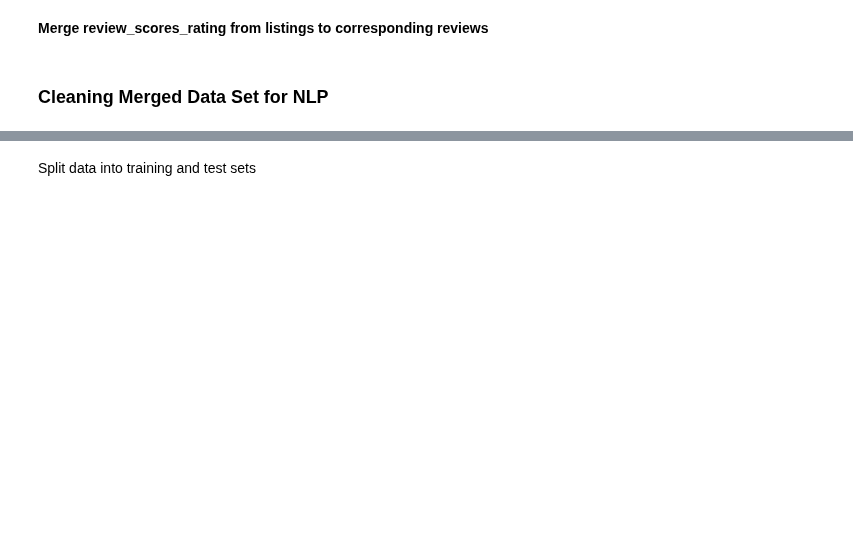
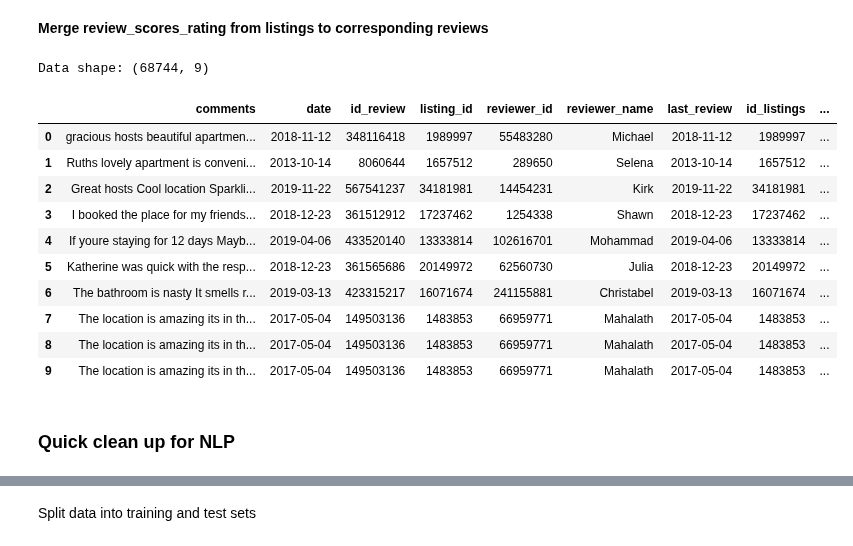
Before and after one commit to KishenSharma6/Airbnb-SF, a Jupyter notebook: Project Codes/04. Data Processing and Feature Engineering/01_06_2020_Preprocessing NLP.ipynb, the cells around one changed output, grey strips where cells are left out. Cells and saved outputs as stored; diff of their text form; code cells hidden in the pictures; blank space fills up the shorter version.

```diff
--- a/Project Codes/04. Data Processing and Feature Engineering/01_06_2020_Preprocessing NLP.ipynb
+++ b/Project Codes/04. Data Processing and Feature Engineering/01_06_2020_Preprocessing NLP.ipynb
@@ -15,0 +18,7 @@ listings = pd.read_csv(path,index_col=0, parse_dates=parse_dates, low_memory=Fal
+# %%
+#Increase number of columns and rows displayed by Pandas
+pd.set_option('display.max_columns', 500)
+pd.set_option('display.max_rows',100)
+
+#Ignore warnings
+import warnings; warnings.simplefilter('ignore')
@@ -16 +28,11 @@ listings = pd.read_csv(path,index_col=0, parse_dates=parse_dates, low_memory=Fal
+# %%
+#Parse in listings dates
+date = ['calendar_last_scraped', 'calendar_updated', 'first_review' ,'host_since', 'last_review']
+
+#Read in Airbnb Listings Data
+listings = pd.read_csv(path + '01_04_2020_Listings_Cleaned.csv',parse_dates=date, index_col=0, low_memory=True, sep=',')
+
+#Read in Airbnb Calendar and Reviews data
+reviews = pd.read_csv(path + '01_04_2020_Reviews_Cleaned.csv', sep = ',',
+                       parse_dates=['date'], low_memory=True,index_col=0)
 # %%
@@ -19,11 +59,28 @@ listings.head()
 # %% [markdown]
 **Merge review_scores_rating from listings to corresponding reviews**
 # %%
-#Merge
-review_scores = reviews.merge(listings.loc[:,['last_review','id','review_scores_rating']], how='left', left_on= ['listing_id', 'date'],
+#Merge Review scores from listings to reviews dataframe. Merge on last review to confirm scores are assigned to proper review
+review_scores = reviews.merge(listings.loc[:,['last_review','id','review_scores_rating']], left_on= ['listing_id', 'date'],
                               right_on=['id', 'last_review'], suffixes=('_review', '_listings'))
+
+#View review_scores shape
+print('Data shape:', review_scores.shape)
+
 #Check
-review_scores.head()
+review_scores.head(10)
+# %% [output]
+Data shape: (68744, 9)
+|  | comments | date | id_review | listing_id | reviewer_id | reviewer_name | last_review | id_listings | ... |
+| 0 | gracious hosts beautiful apartmen... | 2018-11-12 | 348116418 | 1989997 | 55483280 | Michael | 2018-11-12 | 1989997 | ... |
+| 1 | Ruths lovely apartment is conveni... | 2013-10-14 | 8060644 | 1657512 | 289650 | Selena | 2013-10-14 | 1657512 | ... |
+| 2 | Great hosts Cool location Sparkli... | 2019-11-22 | 567541237 | 34181981 | 14454231 | Kirk | 2019-11-22 | 34181981 | ... |
+| 3 | I booked the place for my friends... | 2018-12-23 | 361512912 | 17237462 | 1254338 | Shawn | 2018-12-23 | 17237462 | ... |
+| 4 | If youre staying for 12 days Mayb... | 2019-04-06 | 433520140 | 13333814 | 102616701 | Mohammad | 2019-04-06 | 13333814 | ... |
+| 5 | Katherine was quick with the resp... | 2018-12-23 | 361565686 | 20149972 | 62560730 | Julia | 2018-12-23 | 20149972 | ... |
+| 6 | The bathroom is nasty It smells r... | 2019-03-13 | 423315217 | 16071674 | 241155881 | Christabel | 2019-03-13 | 16071674 | ... |
+| 7 | The location is amazing its in th... | 2017-05-04 | 149503136 | 1483853 | 66959771 | Mahalath | 2017-05-04 | 1483853 | ... |
+| 8 | The location is amazing its in th... | 2017-05-04 | 149503136 | 1483853 | 66959771 | Mahalath | 2017-05-04 | 1483853 | ... |
+| 9 | The location is amazing its in th... | 2017-05-04 | 149503136 | 1483853 | 66959771 | Mahalath | 2017-05-04 | 1483853 | ... |
 # %% [markdown]
-### Cleaning Merged Data Set for NLP
+### Quick clean up for NLP
 # %%
```
Also changed, not shown: parts of 18 cells of this notebook.
